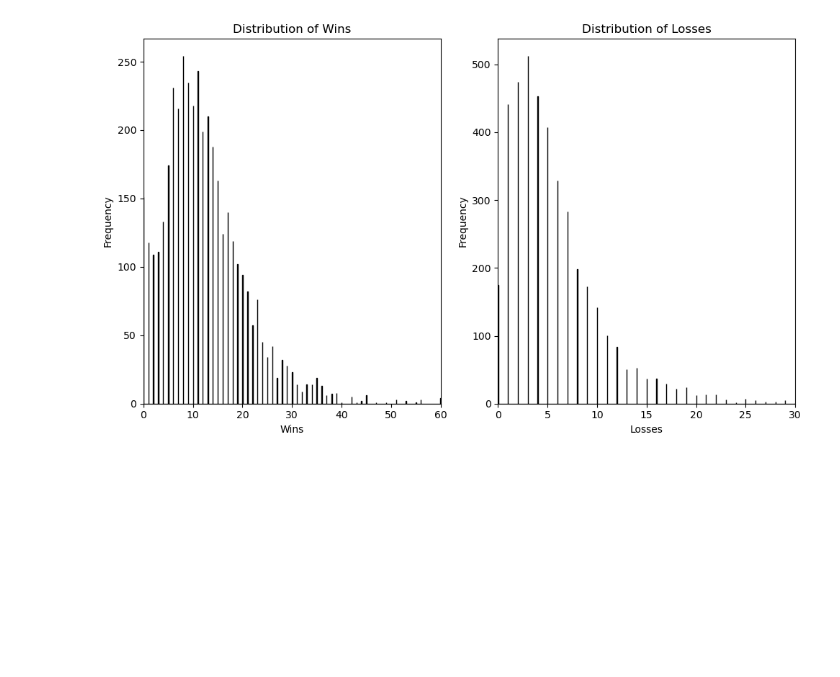
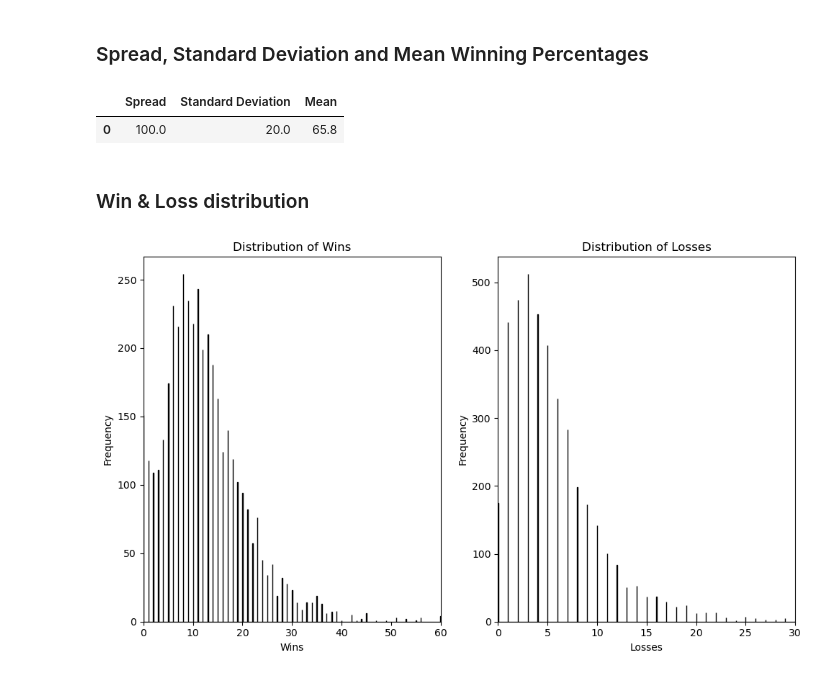
Before and after one commit to lenifilgueira/UFC-Fighters-Analysis, a Jupyter notebook: UFC Fighters Analysis.ipynb, the cells around one changed output. Drawn from its saved outputs; the diff is of its cells as text; code cells hidden in the pictures; blank space fills up the shorter version.

```diff
--- a/UFC Fighters Analysis.ipynb
+++ b/UFC Fighters Analysis.ipynb
@@ -38,3 +53,25 @@ The spread for the winning percentage is 100.0 %
+# %% [markdown]
+### Spread, Standard Deviation and Mean Winning Percentages
+# %%
+# Calculating stats, then loading into a dataframe
+win_percentage_spread = fighter_win_percentage.max() - fighter_win_percentage.min()
+win_percentage_std = round(fighter_win_percentage.std(), 1)
+win_percentage_mean = round(fighter_win_percentage.mean(), 1)
+
+win_percentage_statistics = {
+    'Spread': [win_percentage_spread],
+    'Standard Deviation': [win_percentage_std],
+    'Mean': [win_percentage_mean]
+}
+win_percentage_statistics = pd.DataFrame(win_percentage_statistics)
+
+
+win_percentage_statistics
+# %% [output]
+|  | Spread | Standard Deviation | Mean |
+| 0 | 100.0 | 20.0 | 65.8 |
+# %% [markdown]
+### Win & Loss distribution
 # %%
 # Plotting histograms for wins and losses
 plt.figure(figsize=(10, 6))
```
Also changed, not shown: parts of 16 cells of this notebook, 1 other file.
